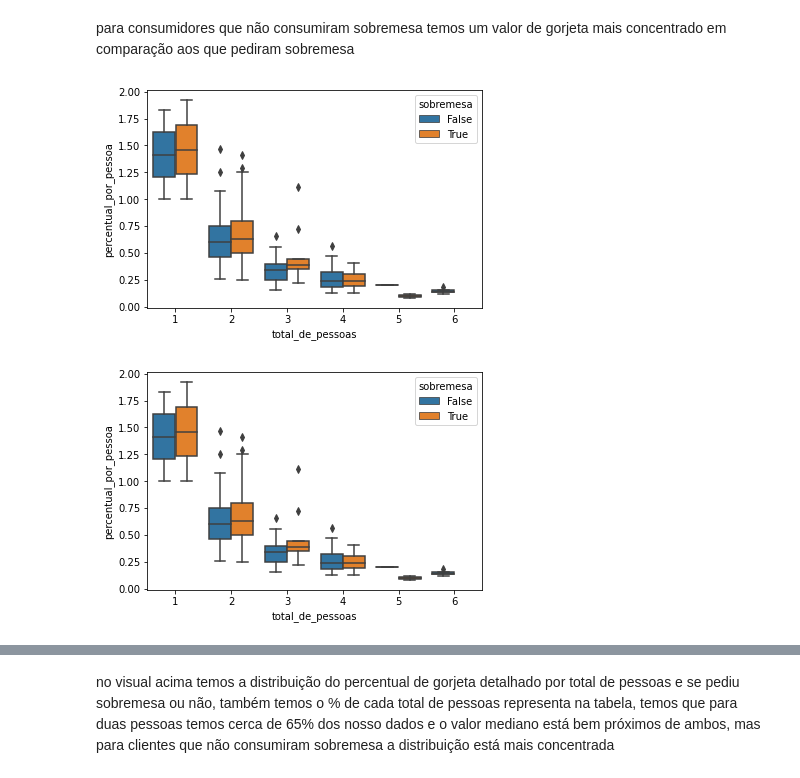
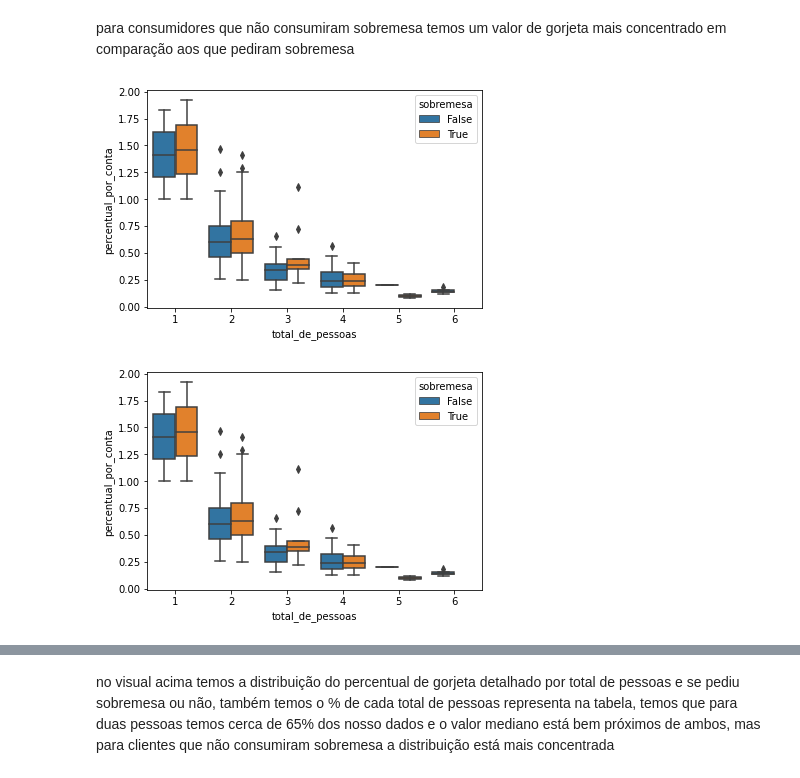
Before and after one commit to douglascdsantos/alura_data-visualization-com-seaborn, a Jupyter notebook: Data_Visualization_explorando_com_Seaborn.ipynb, the cells around one changed output, grey strips where cells are left out. Drawn from its saved outputs; the diff is of its cells as text; code cells hidden in the pictures.

```diff
--- a/Data_Visualization_explorando_com_Seaborn.ipynb
+++ b/Data_Visualization_explorando_com_Seaborn.ipynb
@@ -116,7 +116,7 @@ temos que, aparentemente, o valor das gorjetas e o valor da conta estão diretam
 df['percentual'] = df['gorjeta'] / df['valor_da_conta']
 df['valor_da_conta_por_pessoa'] = df['valor_da_conta'] / df['total_de_pessoas']
 df['gorjeta_por_pessoa'] = df['gorjeta'] / df['total_de_pessoas']
-df['percentual_por_pessoa'] = df['gorjeta_por_pessoa'] / df['total_de_pessoas']
+df['percentual_por_conta'] = df['gorjeta_por_pessoa'] / df['total_de_pessoas']
 
-sns.scatterplot(data= df, x = 'valor_da_conta_por_pessoa', y = 'percentual_por_pessoa');
+sns.scatterplot(data= df, x = 'valor_da_conta_por_pessoa', y = 'percentual_por_conta');
 # %% [output]
@@ -152,12 +152,12 @@ sns.boxplot(data= df, x = 'sobremesa', y = 'percentual_por_pessoa');
 # %% [markdown]
 para consumidores que não consumiram sobremesa temos um valor de gorjeta mais concentrado em comparação aos que pediram sobremesa
 # %%
-sns.boxplot(data= df, x = 'total_de_pessoas', y = 'percentual_por_pessoa', hue = 'sobremesa');
+sns.boxplot(data= df, x = 'total_de_pessoas', y = 'percentual_por_conta', hue = 'sobremesa');
 # %% [output]
-[figure, old version]
+[figure, new version]
 # %%
 # a = (pd.crosstab(index = df['sobremesa'], columns = df['total_de_pessoas'], values= df['sobremesa'], aggfunc='count', normalize=True, margins=True, margins_name='% da distribuição')).round(2)
 # a.iloc[-1,:-1].plot(kind='bar', color ='black', alpha = 0.3)
-sns.boxplot(data= df, x = 'total_de_pessoas', y = 'percentual_por_pessoa', hue = 'sobremesa');
+sns.boxplot(data= df, x = 'total_de_pessoas', y = 'percentual_por_conta', hue = 'sobremesa');
 # %% [output]
-[figure, old version]
+[figure, new version]
```
Also changed, not shown: parts of 14 cells of this notebook.
